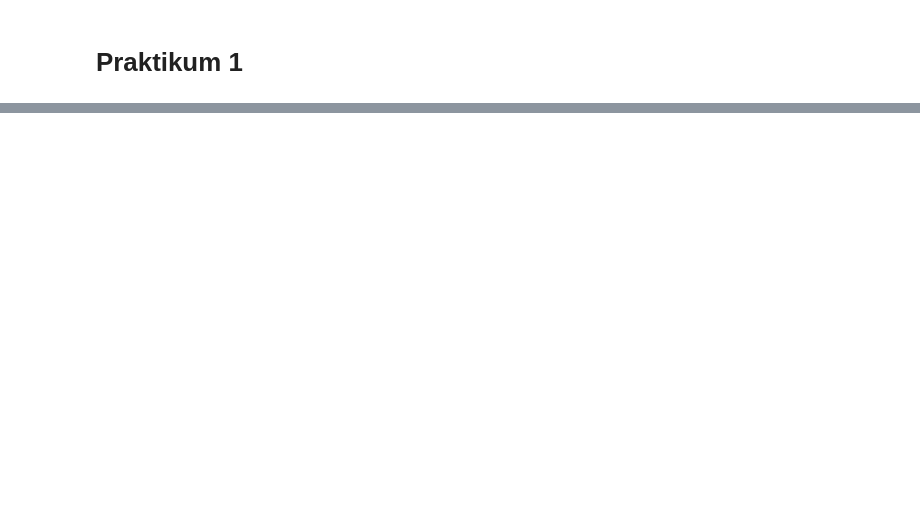
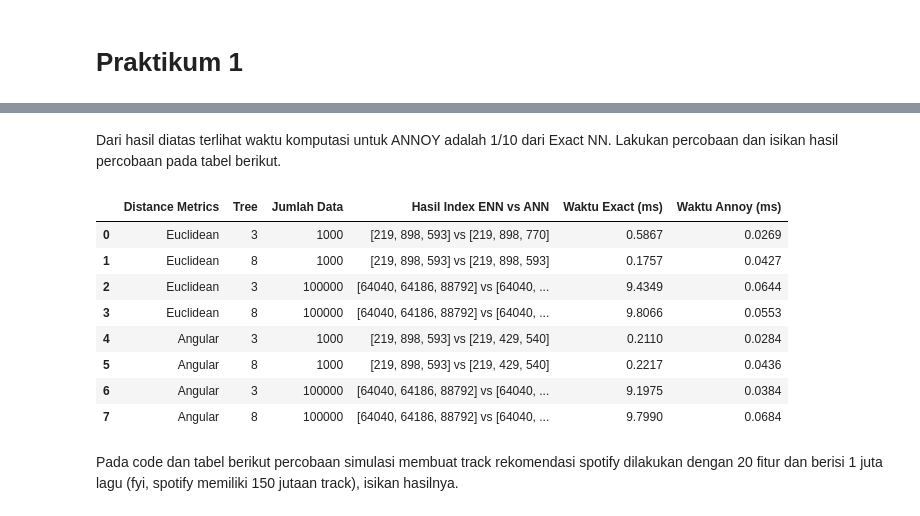
Before and after one commit to dedybayu/MachineLearning_Smst5_2025, a Jupyter notebook: JS06-ANN/Praktikum_1-2341720041.ipynb, the cells around one changed output, grey strips where cells are left out. Cells and saved outputs as stored; diff of their text form; code cells hidden in the pictures; blank space fills up the shorter version.

```diff
--- a/JS06-ANN/Praktikum_1-2341720041.ipynb
+++ b/JS06-ANN/Praktikum_1-2341720041.ipynb
@@ -59,0 +67,67 @@ ModuleNotFoundError: No module named 'annoy'
+# %% [markdown]
+Dari hasil diatas terlihat waktu komputasi untuk ANNOY adalah 1/10 dari Exact NN. Lakukan percobaan dan isikan hasil percobaan pada tabel berikut.
+# %%
+import numpy as np
+import pandas as pd
+import time
+from annoy import AnnoyIndex
+from tabulate import tabulate
+
+distance_metrics = ["euclidean", "angular"]
+trees = [3, 8]
+n_data_list = [1000, 100000]
+
+results = []
+
+for metric in distance_metrics:
+    for n_data in n_data_list:
+        for n_tree in trees:
+
+            # Buat dataset  2D
+            np.random.seed(42)
+            X = np.random.rand(n_data, 2) * 100
+            query = X[np.random.randint(0, n_data)]
+
+            # Exact Nearest Neighbor (brute force)
+            start = time.time()
+            distances = np.linalg.norm(X - query, axis=1)
+            idx_exact = np.argsort(distances)[:3]
+            time_exact = (time.time() - start) * 1000  # ms
+
+            # Approximate NN dengan Annoy
+            f = 2
+            annoy_index = AnnoyIndex(f, metric)
+            for i, vec in enumerate(X):
+                annoy_index.add_item(i, vec)
+
+            annoy_index.build(n_tree)
+            start = time.time()
+            idx_ann = annoy_index.get_nns_by_vector(query, 3)
+            time_ann = (time.time() - start) * 1000  # ms
+
+            # Simpan hasil
+            results.append({
+                "Distance Metrics": metric.capitalize(),
+                "Tree": n_tree,
+                "Jumlah Data": n_data,
+                "Hasil Index ENN vs ANN": f"{idx_exact.tolist()} vs {idx_ann}",
+                "Waktu Exact (ms)": round(time_exact, 4),
+                "Waktu Annoy (ms)": round(time_ann, 4)
+            })
+
+
+df_results = pd.DataFrame(results)
+
+display(df_results)
+# %% [output]
+|  | Distance Metrics | Tree | Jumlah Data | Hasil Index ENN vs ANN | Waktu Exact (ms) | Waktu Annoy (ms) |
+| 0 | Euclidean | 3 | 1000 | [219, 898, 593] vs [219, 898, 770] | 0.5867 | 0.0269 |
+| 1 | Euclidean | 8 | 1000 | [219, 898, 593] vs [219, 898, 593] | 0.1757 | 0.0427 |
+| 2 | Euclidean | 3 | 100000 | [64040, 64186, 88792] vs [64040, ... | 9.4349 | 0.0644 |
+| 3 | Euclidean | 8 | 100000 | [64040, 64186, 88792] vs [64040, ... | 9.8066 | 0.0553 |
+| 4 | Angular | 3 | 1000 | [219, 898, 593] vs [219, 429, 540] | 0.2110 | 0.0284 |
+| 5 | Angular | 8 | 1000 | [219, 898, 593] vs [219, 429, 540] | 0.2217 | 0.0436 |
+| 6 | Angular | 3 | 100000 | [64040, 64186, 88792] vs [64040, ... | 9.1975 | 0.0384 |
+| 7 | Angular | 8 | 100000 | [64040, 64186, 88792] vs [64040, ... | 9.7990 | 0.0684 |
+# %% [markdown]
+Pada code dan tabel berikut percobaan simulasi membuat track rekomendasi spotify dilakukan dengan 20 fitur dan berisi 1 juta lagu (fyi, spotify memiliki 150 jutaan track), isikan hasilnya.
```
Also changed, not shown: parts of 3 cells of this notebook.
